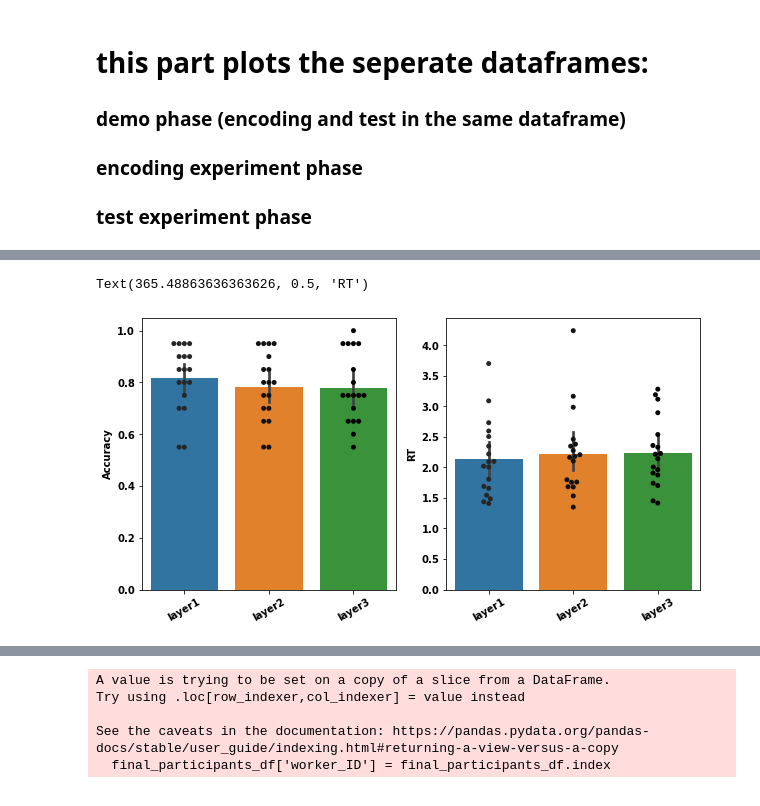
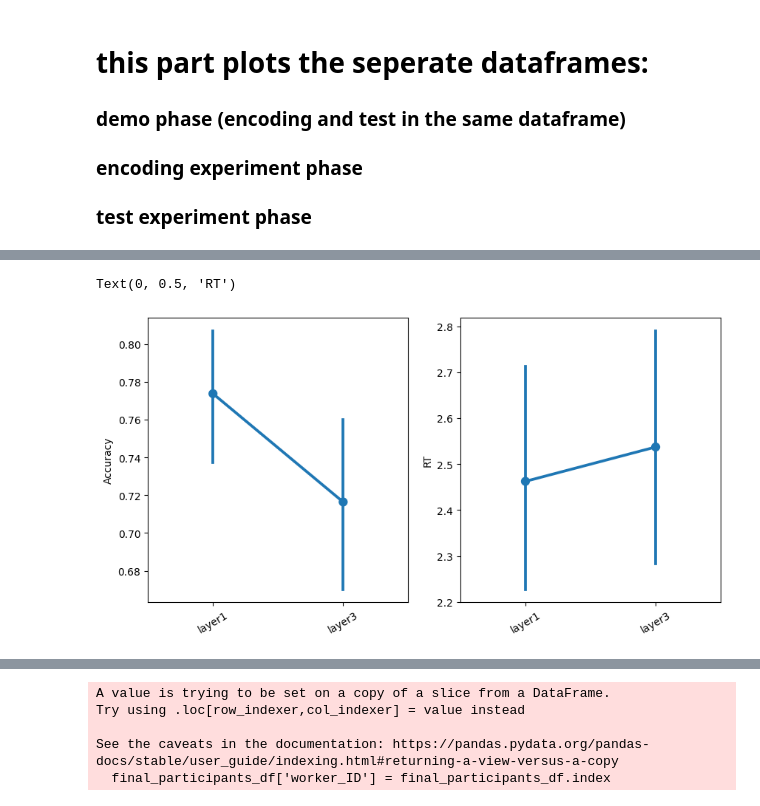
Before and after one commit to edenjenzohar/visual_memory_representation, a Jupyter notebook: functions/multicategory memory representation/experiment analysis/parse_results_same_day_encoding_and_testing.ipynb, the cells around one changed output, grey strips where cells are left out. Saved outputs shown, nothing was run; the diff lists cells and outputs as text; code cells hidden in the pictures.

Commit message:
ratings analysis

```diff
--- a/functions/multicategory memory representation/experiment analysis/parse_results_same_day_encoding_and_testing.ipynb
+++ b/functions/multicategory memory representation/experiment analysis/parse_results_same_day_encoding_and_testing.ipynb
@@ -201,7 +195,7 @@ def process_worker_results(PATH_TO_BATCH_DATA,subject_name):
 
 
     #extract the demo test columns:
-    demo_test_columns=['demo_test_response.keys','demo_test_response.corr','demo_test_response.rt','demo_test_loop.thisTrialN','DemoImage1','DemoImage2','DemoCorrectTest']
+    demo_test_columns=['demo_test_response.keys','demo_test_response.corr','demo_test_response.rt','demo_test_loop.thisTrialN','DemoImage1','DemoImage2','DemoCorrectTest','demo_bar_2.response']
     sub_demo_test_information=cur_sub[demo_test_columns]
     empty_inds=sub_demo_test_information.loc[sub_demo_test_information.isnull().apply(lambda x: all(x), axis=1)].index
     #drop irrelevant columns:
@@ -217,7 +211,7 @@ def process_worker_results(PATH_TO_BATCH_DATA,subject_name):
         cur_sub['test_encoding_response.rt']=np.nan
 
 
-    encoding_related_columns=['test_encoding_response.keys','test_encoding_response.corr','trials.thisTrialN','target_image','pair','layer','correct','test_encoding_response.rt','key_resp_end.keys']
+    encoding_related_columns=['test_encoding_response.keys','test_encoding_response.corr','trials.thisTrialN','target','category','correct','test_encoding_response.rt','key_resp_end.keys']
     sub_encoding_information=cur_sub[encoding_related_columns]
     #encoding section ends with a key press of the space key: so seperate this phase by finding this space key row
     end_of_section_ind=np.where(sub_encoding_information['key_resp_end.keys']=='space')[0][0]
@@ -227,7 +221,7 @@ def process_worker_results(PATH_TO_BATCH_DATA,subject_name):
     sub_encoding_information=sub_encoding_information.drop(index=empty_inds).reset_index()
 
     #extract real experiment TEST related information:
-    test_related_columns=['layer','correct','test_test_response.keys','test_test_response.corr','test_test_response.rt','trials_2.thisRepN','trials_2.thisTrialN','trials_2.thisN','trials_2.thisIndex','trials_2.ran','image1','image2']
+    test_related_columns=['layer','correct','test_test_response.keys','test_test_response.corr','test_test_response.rt','trials_2.thisRepN','trials_2.thisTrialN','trials_2.thisN','trials_2.thisIndex','trials_2.ran','image1','image2','bar_2.response']
     sub_test_information=cur_sub[test_related_columns].iloc[end_of_section_ind+2:-1]
 
 
@@ -349,9 +379,14 @@ for cur_subject in all_subjects_demo_df['subject'].unique():
     accuracy=test_match_df['arrow_correct'].mean()
     mean_rt=test_match_df['demo_test_response.rt'].mean()
     correct_and_incorrect_rts=test_match_df.groupby('arrow_correct').aggregate({'demo_test_response.rt':'mean'})
+
+    # rating
+    rating_var = cur_sub_demo_encoding['demo_bar_2.response'].std()
+
     #update the summary info row:
     all_subjects_summary_demo_info.loc[cur_subject,'demo_accuracy']=accuracy
     all_subjects_summary_demo_info.loc[cur_subject,'RT_overall_mean']=mean_rt
+    all_subjects_summary_demo_info.loc[cur_subject,'rating_varience']=rating_var
     all_subjects_summary_demo_info.loc[cur_subject,['RT_incorrect_mean','RT_correct_mean']]=np.nan
 
     if False in correct_and_incorrect_rts.index:
@@ -405,6 +440,10 @@ all_subjects_summary_testing_info=pd.DataFrame(index=list(all_subjects_test_df['
 
 for cur_subject in all_subjects_test_df['subject'].unique():
     cur_sub_testing=all_subjects_test_df.loc[all_subjects_test_df['subject']==cur_subject]
+
+    if (cur_sub_testing['test_test_response.rt'] > 100).sum() == 1:
+        id = cur_sub_testing[cur_sub_testing['test_test_response.rt'] > 100].index
+        cur_sub_testing = cur_sub_testing.drop(index = id)
 
     #get the correctness of the testing phase:
     cur_sub_testing_performence=cur_sub_testing[['correct','test_test_response.keys','test_test_response.rt','layer','test_test_response.corr']].copy().dropna()
@@ -416,9 +455,11 @@ for cur_subject in all_subjects_test_df['subject'].unique():
     mean_rt=test_match_df['test_test_response.rt'].mean()
     correct_and_incorrect_rts_overall=test_match_df.groupby('correct').aggregate({'test_test_response.rt':'mean'})
 
+    rating_var = cur_sub_testing['bar_2.response'].std()
     #update the summary info row:
     all_subjects_summary_testing_info.loc[cur_subject,'Test_overall_accuracy']=accuracy
     all_subjects_summary_testing_info.loc[cur_subject,'RT_overall_mean']=mean_rt
+    all_subjects_summary_testing_info.loc[cur_subject,'rating_varience']=rating_var
     all_subjects_summary_testing_info.loc[cur_subject,['RT_incorrect_mean','RT_correct_mean']]=np.nan
 
     if False in correct_and_incorrect_rts_overall.index:
@@ -430,7 +471,7 @@ for cur_subject in all_subjects_test_df['subject'].unique():
 
     #extract layer wise information (accuracy and rt):
     correct_and_incorrect_rts=cur_sub_testing_performence.groupby('layer').aggregate({'test_test_response.rt':'mean','test_test_response.corr':'mean'})
-    all_subjects_summary_testing_info.loc[cur_subject,['layer_1_rt','layer_1_accuracy','layer_2_rt','layer_2_accuracy','layer_3_rt','layer_3_accuracy']]=correct_and_incorrect_rts.values.flatten()
+    all_subjects_summary_testing_info.loc[cur_subject,['layer_1_rt','layer_1_accuracy','layer_3_rt','layer_3_accuracy']]=correct_and_incorrect_rts.values.flatten()
 
 
     #check the longest structured strike (to find bots or very unattentive participants):
@@ -470,9 +511,14 @@ encoding_ciriterions=data_df_for_analysis['encoding_arrow_accuracy']>criterions_
 #remove participants that are too slow:
 test_criterions_strike=data_df_for_analysis['testing_longest_response_strike']<criterions_df['longest_allowed_consequtive_strike']
 
+# remove patients with a rating varience that is very low - didnt rate acuratly.
+demo_criterion_rating_var = data_df_for_analysis['demo_rating_varience']>criterions_df['rating_varience_demo']
+test_criterion_rating_var = data_df_for_analysis['testing_rating_varience']>criterions_df['rating_varience_test']
+
 too_fast_criterions=[]
 too_slow_criterions=[]
 for subject in data_df_for_analysis.index:
+
     sub_test_dataframe=all_subjects_test_df[all_subjects_test_df['subject']==subject]
     toofast_criterion,tooslow_criterion=find_outlier_responses(sub_test_dataframe,fast_threshold=criterions_df['fast_threshold'],fast_allowed_count=criterions_df['fast_allowed_count'],slow_threshold=criterions_df['slow_threshold'],slow_allowed_count=criterions_df['slow_allowed_count'])
     too_slow_criterions.append(not tooslow_criterion)
@@ -487,10 +533,11 @@ print(f'experiment encoding attention check accuracy {criterions_df.encoding_arr
 print(f'experiment longest consequtive strike of maximum of  {criterions_df.longest_allowed_consequtive_strike} responses - qualified: {test_criterions_strike.sum()}')
 print(f'test too fast (thresold: {criterions_df.fast_threshold}, allowed count: {criterions_df.fast_allowed_count} qualified: {sum(too_fast_criterions)}')
 print(f'test too slow (thresold: {criterions_df.slow_threshold}, allowed count: {criterions_df.slow_allowed_count} qualified: {sum(too_slow_criterions)}')
+print(f'demo rating varience higher than {criterions_df.rating_varience_demo} - qualified: {len(demo_criterion_rating_var)}')
 #accuracy criterion on the test:
-test_accuracy_critertions=(data_df_for_analysis['testing_Test_overall_accuracy']>=criterions_df['binom_averages']) | (data_df_for_analysis[['testing_layer_1_accuracy' ,'testing_layer_2_accuracy' ,'testing_layer_3_accuracy']]>=criterions_df['binom_single_layer']).T.any()
+test_accuracy_critertions=(data_df_for_analysis['testing_Test_overall_accuracy']>=criterions_df['binom_averages']) | (data_df_for_analysis[['testing_layer_1_accuracy' ,'testing_layer_3_accuracy']]>=criterions_df['binom_single_layer']).T.any()
 #remove participants that were discarded based on behavior up to the test and now qualify or disqualify based on test accuracy (do they have atleast 1 significant (binomial test) accuracy in one layer, or above threshold in overall accuracy )
-only_qualified=demo_criterions_accuracy & demo_criterions_attention_check & encoding_ciriterions & test_criterions_strike & too_fast_criterions & too_slow_criterions & test_accuracy_critertions
+only_qualified=demo_criterions_accuracy & demo_criterions_attention_check & encoding_ciriterions & test_criterions_strike & too_fast_criterions & too_slow_criterions & test_accuracy_critertions & demo_criterion_rating_var
 print(f'above chance accuracy in test, qualified: {sum(test_accuracy_critertions)}')
 print(f'OVERALL: number of qualified participants (adhere to all criterions): {sum(only_qualified)}')
 # %% [output]
@@ -595,18 +674,18 @@ criterions_df.to_csv(PATH_TO_BATCH /('criterions_info_' + qualification_method +
 # %%
 import seaborn as sns
 
 fig,axes=plt.subplots(nrows=1,ncols=2,figsize=(10,5))
-sns.barplot(data=final_participants_df[['testing_layer_1_accuracy','testing_layer_2_accuracy','testing_layer_3_accuracy']],ax=axes[0])
-sns.swarmplot(data=final_participants_df[['testing_layer_1_accuracy','testing_layer_2_accuracy','testing_layer_3_accuracy']],ax=axes[0],color='k')
+sns.pointplot(data=final_participants_df[['testing_layer_1_accuracy','testing_layer_3_accuracy']],ax=axes[0])
+#sns.swarmplot(data=final_participants_df[['testing_layer_1_accuracy','testing_layer_2_accuracy','testing_layer_3_accuracy']],ax=axes[0],color='k')
 
-axes[0].set_xticklabels(labels=['layer1','layer2','layer3'],rotation=30)
+axes[0].set_xticklabels(labels=['layer1','layer3'],rotation=30)
 axes[0].set_ylabel('Accuracy')
 
-sns.barplot(data=final_participants_df[['testing_layer_1_rt','testing_layer_2_rt','testing_layer_3_rt']],ax=axes[1])
-sns.swarmplot(data=final_participants_df[['testing_layer_1_rt','testing_layer_2_rt','testing_layer_3_rt']],ax=axes[1],color='k')
+sns.pointplot(data=final_participants_df[['testing_layer_1_rt','testing_layer_3_rt']],ax=axes[1])
+#sns.swarmplot(data=final_participants_df[['testing_layer_1_rt','testing_layer_2_rt','testing_layer_3_rt']],ax=axes[1],color='k')
 
-axes[1].set_xticklabels(labels=['layer1','layer2','layer3'],rotation=30)
+axes[1].set_xticklabels(labels=['layer1','layer3'],rotation=30)
 axes[1].set_ylabel('RT')
 # %% [output]
-Text(365.48863636363626, 0.5, 'RT')
+Text(0, 0.5, 'RT')
-[figure, old version]
+[figure, new version]
```
Also changed, not shown: parts of 42 cells of this notebook.
